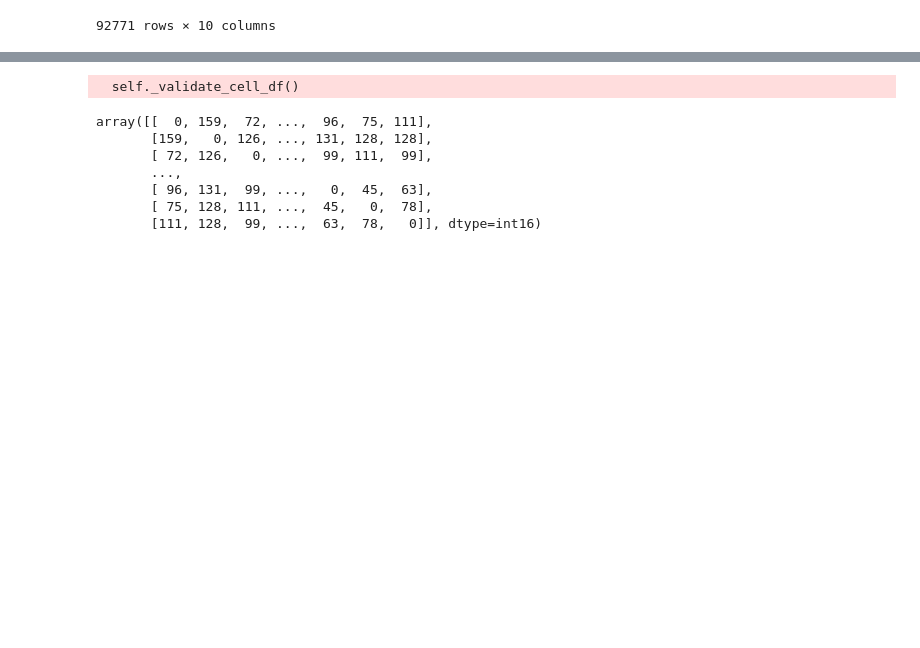
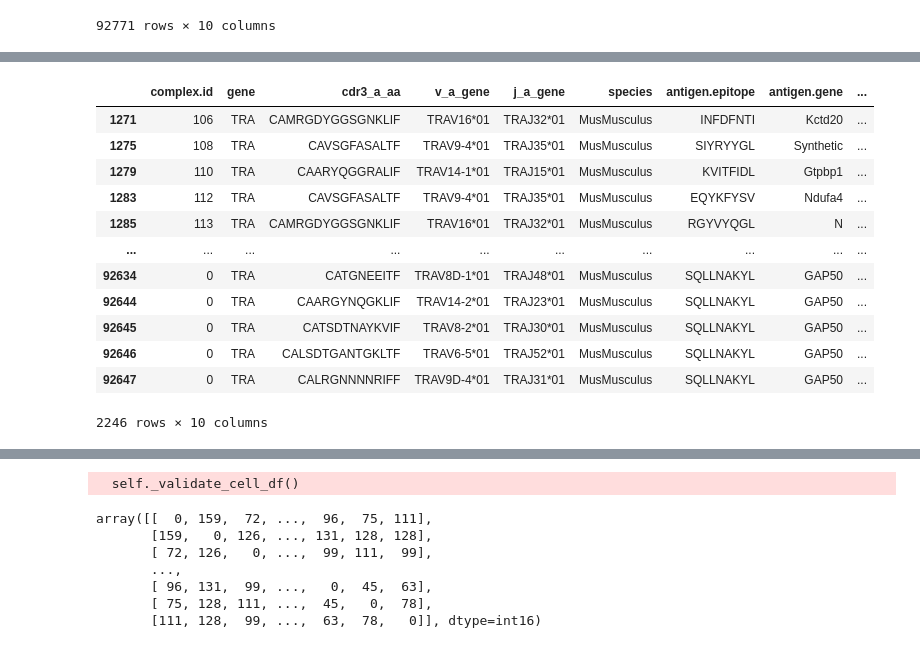
Before and after one commit to UoB-DSMP-2023-24/dsmp-2024-group-14, a Jupyter notebook: mouse.ipynb, the cells around one changed output, grey strips where cells are left out. Cells and saved outputs as stored; diff of their text form; code cells hidden in the pictures; blank space fills up the shorter version.

```diff
--- a/mouse.ipynb
+++ b/mouse.ipynb
@@ -86,0 +140,16 @@ data_beta
+# %%
+data_alpha
+# %% [output]
+|  | complex.id | gene | cdr3_a_aa | v_a_gene | j_a_gene | species | antigen.epitope | antigen.gene | ... |
+| 1271 | 106 | TRA | CAMRGDYGGSGNKLIF | TRAV16*01 | TRAJ32*01 | MusMusculus | INFDFNTI | Kctd20 | ... |
+| 1275 | 108 | TRA | CAVSGFASALTF | TRAV9-4*01 | TRAJ35*01 | MusMusculus | SIYRYYGL | Synthetic | ... |
+| 1279 | 110 | TRA | CAARYQGGRALIF | TRAV14-1*01 | TRAJ15*01 | MusMusculus | KVITFIDL | Gtpbp1 | ... |
+| 1283 | 112 | TRA | CAVSGFASALTF | TRAV9-4*01 | TRAJ35*01 | MusMusculus | EQYKFYSV | Ndufa4 | ... |
+| 1285 | 113 | TRA | CAMRGDYGGSGNKLIF | TRAV16*01 | TRAJ32*01 | MusMusculus | RGYVYQGL | N | ... |
+| ... | ... | ... | ... | ... | ... | ... | ... | ... | ... |
+| 92634 | 0 | TRA | CATGNEEITF | TRAV8D-1*01 | TRAJ48*01 | MusMusculus | SQLLNAKYL | GAP50 | ... |
+| 92644 | 0 | TRA | CAARGYNQGKLIF | TRAV14-2*01 | TRAJ23*01 | MusMusculus | SQLLNAKYL | GAP50 | ... |
+| 92645 | 0 | TRA | CATSDTNAYKVIF | TRAV8-2*01 | TRAJ30*01 | MusMusculus | SQLLNAKYL | GAP50 | ... |
+| 92646 | 0 | TRA | CALSDTGANTGKLTF | TRAV6-5*01 | TRAJ52*01 | MusMusculus | SQLLNAKYL | GAP50 | ... |
+| 92647 | 0 | TRA | CALRGNNNNRIFF | TRAV9D-4*01 | TRAJ31*01 | MusMusculus | SQLLNAKYL | GAP50 | ... |
+2246 rows × 10 columns
```
Also changed, not shown: parts of 19 cells of this notebook.
